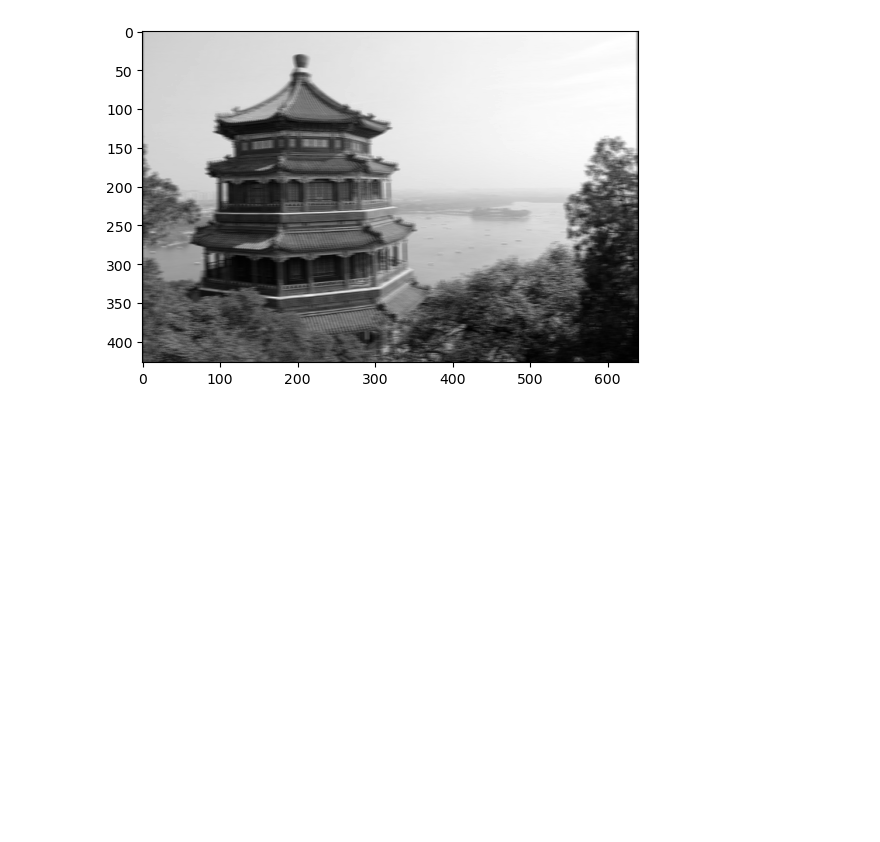
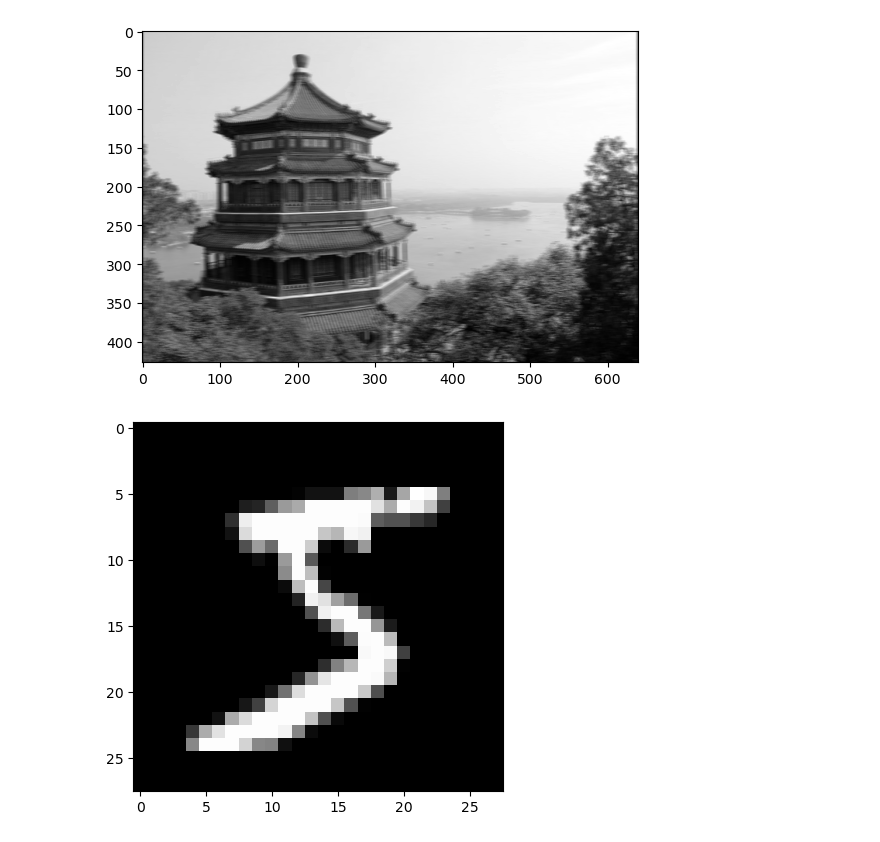
Before and after one commit to amugae568/ml-test, a Jupyter notebook: chap14/chap14.ipynb, the cells around one changed output. Drawn from its saved outputs; the diff is of its cells as text; code cells hidden in the pictures; blank space fills up the shorter version.

```diff
--- a/chap14/chap14.ipynb
+++ b/chap14/chap14.ipynb
@@ -23,0 +23,26 @@ conv= tf.keras.layers.Conv2D(filters=32, kernel_size=3, strides=1, padding='same
+# %%
+from sklearn.datasets import fetch_openml
+from sklearn.model_selection import train_test_split
+from sklearn.metrics import accuracy_score
+import tensorflow as tf
+import pandas as pd
+import numpy as np
+
+
+#prepare mnist dataset
+#mnist = fetch_openml('mnist_784', version=1)
+X = mnist['data'].to_numpy()
+X = np.reshape(X, (-1, 28, 28, 1))
+y = mnist['target'].to_numpy()
+y = tf.one_hot(y, 10).numpy()
+
+X_train, X_test, y_train, y_test = train_test_split(X, y, test_size=10000, shuffle=True)
+X_train, X_val, y_train, y_val = train_test_split(X_train, y_train, test_size=10000, shuffle=True)
+# %%
+import matplotlib.pyplot as plt
+
+img = np.reshape(X[0], (28, 28))
+plt.imshow(img, cmap='gray')
+plt.show()
+# %% [output]
+[figure, added]
```
Also changed, not shown: parts of 7 cells of this notebook, 2 other files.
